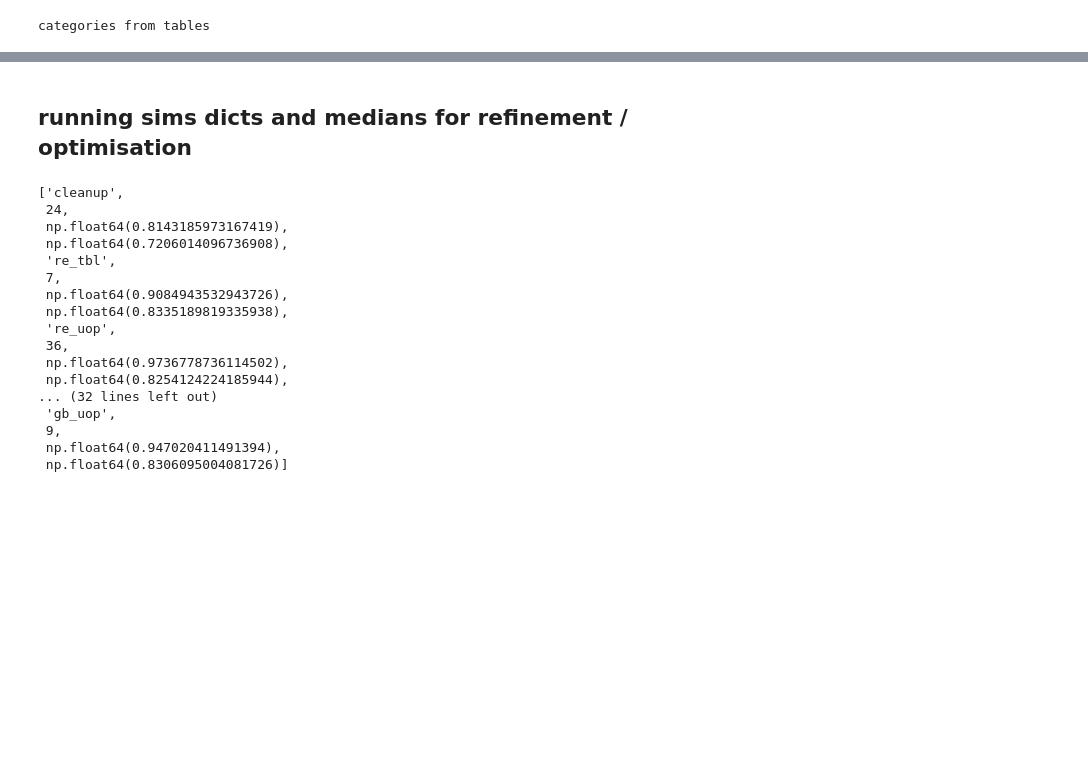
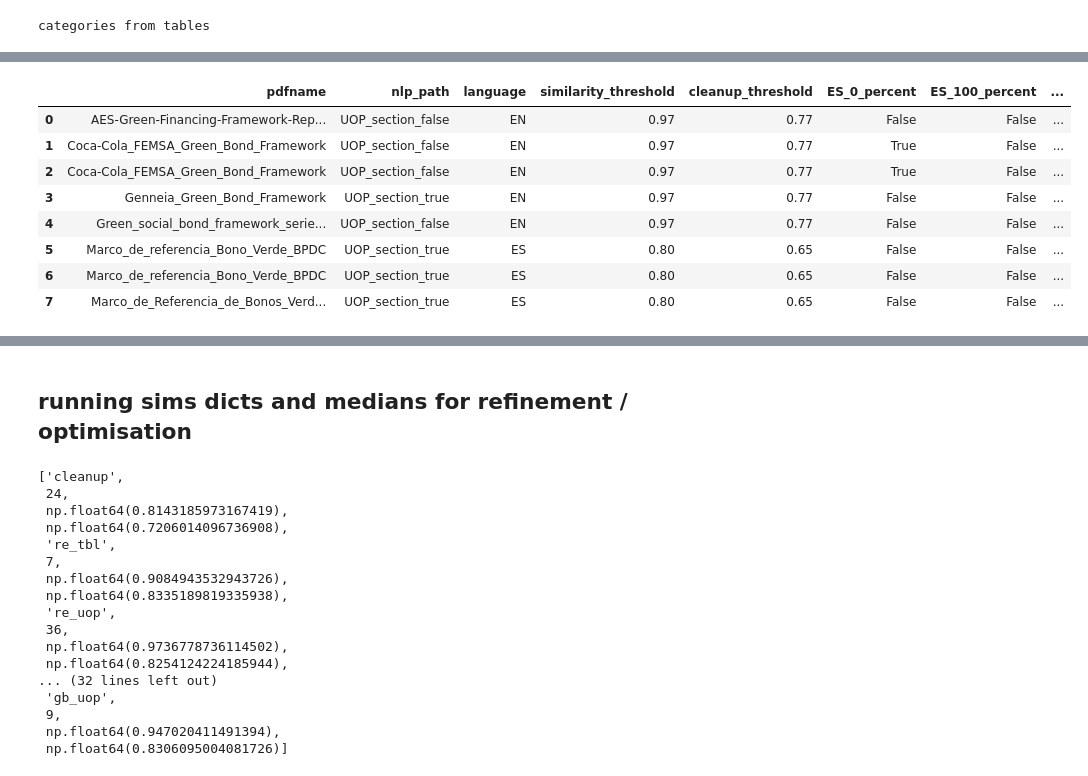
Before and after one commit to emw9805-notabot/ADSCert_project_Watson, a Jupyter notebook: pipeline_final_V4-0.ipynb, the cells around one changed output, grey strips where cells are left out. Saved outputs shown, nothing was run; the diff lists cells and outputs as text; code cells hidden in the pictures; blank space fills up the shorter version.

```diff
--- a/pipeline_final_V4-0.ipynb
+++ b/pipeline_final_V4-0.ipynb
@@ -1215,0 +1536,12 @@ categories from tables
+# %%
+pred_man_base_rpts
+# %% [output]
+|  | pdfname | nlp_path | language | similarity_threshold | cleanup_threshold | ES_0_percent | ES_100_percent | ... |
+| 0 | AES-Green-Financing-Framework-Rep... | UOP_section_false | EN | 0.97 | 0.77 | False | False | ... |
+| 1 | Coca-Cola_FEMSA_Green_Bond_Framework | UOP_section_false | EN | 0.97 | 0.77 | True | False | ... |
+| 2 | Coca-Cola_FEMSA_Green_Bond_Framework | UOP_section_false | EN | 0.97 | 0.77 | True | False | ... |
+| 3 | Genneia_Green_Bond_Framework | UOP_section_true | EN | 0.97 | 0.77 | False | False | ... |
+| 4 | Green_social_bond_framework_serie... | UOP_section_false | EN | 0.97 | 0.77 | False | False | ... |
+| 5 | Marco_de_referencia_Bono_Verde_BPDC | UOP_section_true | ES | 0.80 | 0.65 | False | False | ... |
+| 6 | Marco_de_referencia_Bono_Verde_BPDC | UOP_section_true | ES | 0.80 | 0.65 | False | False | ... |
+| 7 | Marco_de_Referencia_de_Bonos_Verd... | UOP_section_true | ES | 0.80 | 0.65 | False | False | ... |
```
Also changed, not shown: parts of 8 cells of this notebook, 14 other files.
